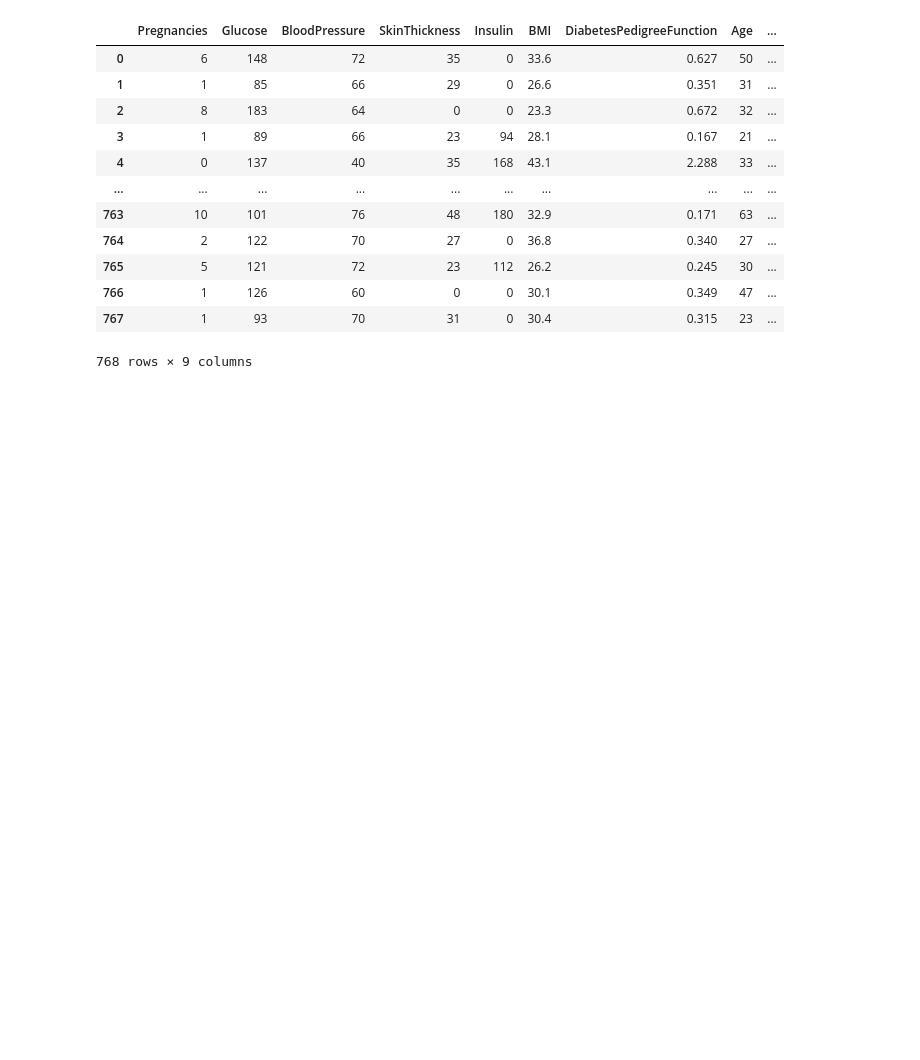
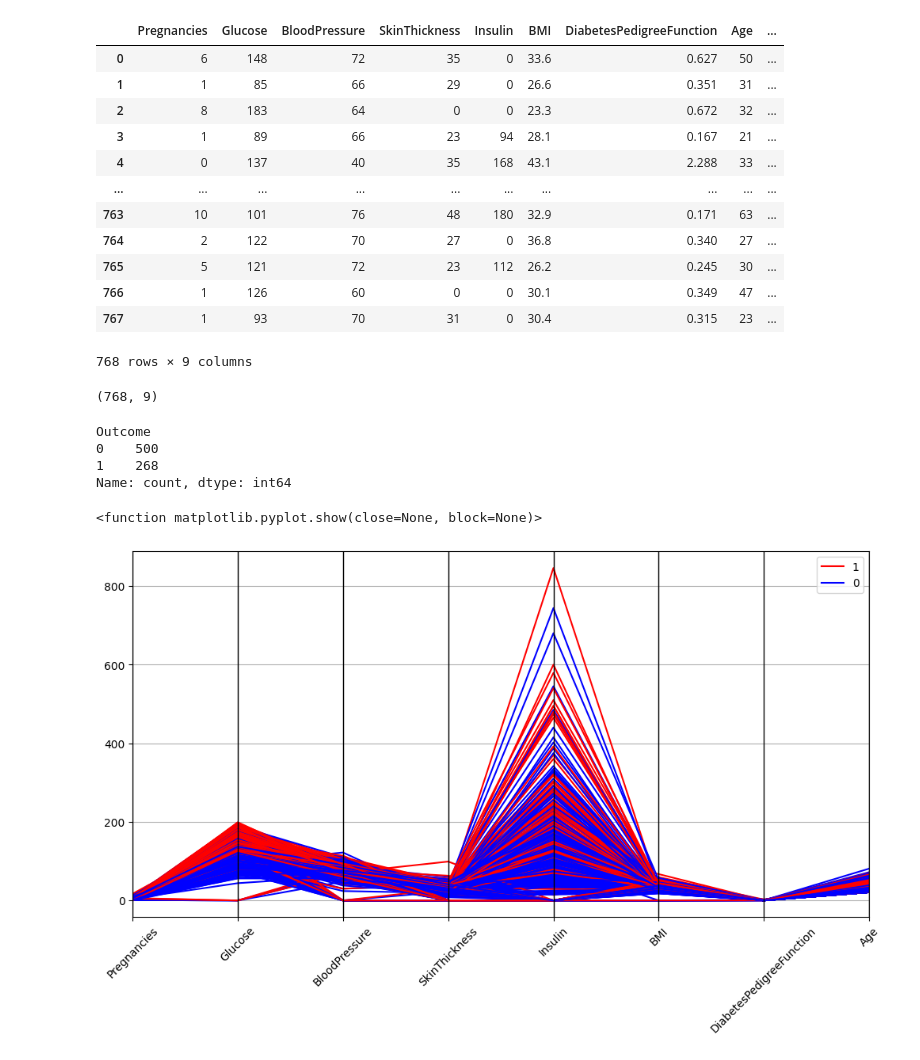
Before and after one commit to 4GeeksAcademy/arbolitos-decision, a Jupyter notebook: src/explore.ipynb, the cells around one changed output. Cells and saved outputs as stored; diff of their text form; code cells hidden in the pictures; blank space fills up the shorter version.

```diff
--- a/src/explore.ipynb
+++ b/src/explore.ipynb
@@ -20,3 +28,22 @@ df
 | 766 | 1 | 126 | 60 | 0 | 0 | 30.1 | 0.349 | 47 | ... |
 | 767 | 1 | 93 | 70 | 31 | 0 | 30.4 | 0.315 | 23 | ... |
 768 rows × 9 columns
+# %%
+df.shape
+# %% [output]
+(768, 9)
+# %%
+df.Outcome.value_counts()
+# %% [output]
+Outcome
+0    500
+1    268
+Name: count, dtype: int64
+# %%
+plt.figure(figsize=(12,6))
+pd.plotting.parallel_coordinates(df, 'Outcome', color=['red', 'blue'])
+plt.xticks(rotation=45)
+plt.show
+# %% [output]
+<function matplotlib.pyplot.show(close=None, block=None)>
+[figure, added]
```
Also changed, not shown: parts of 2 cells of this notebook.
